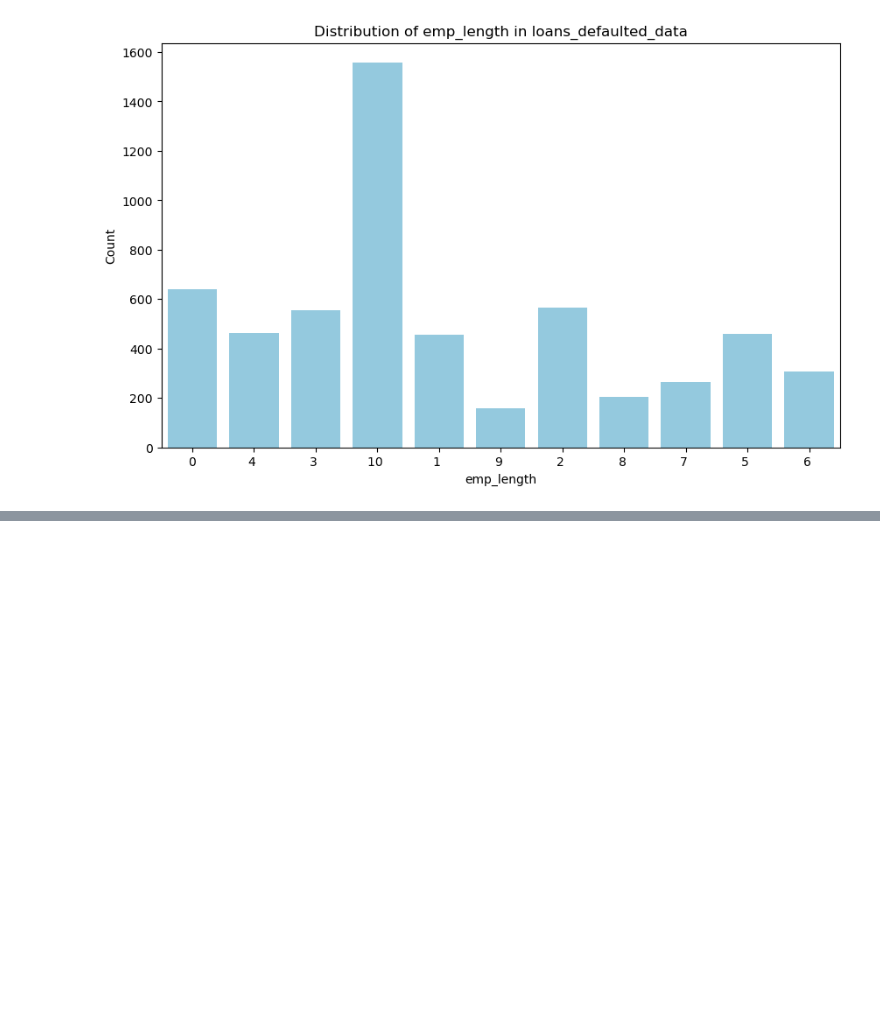
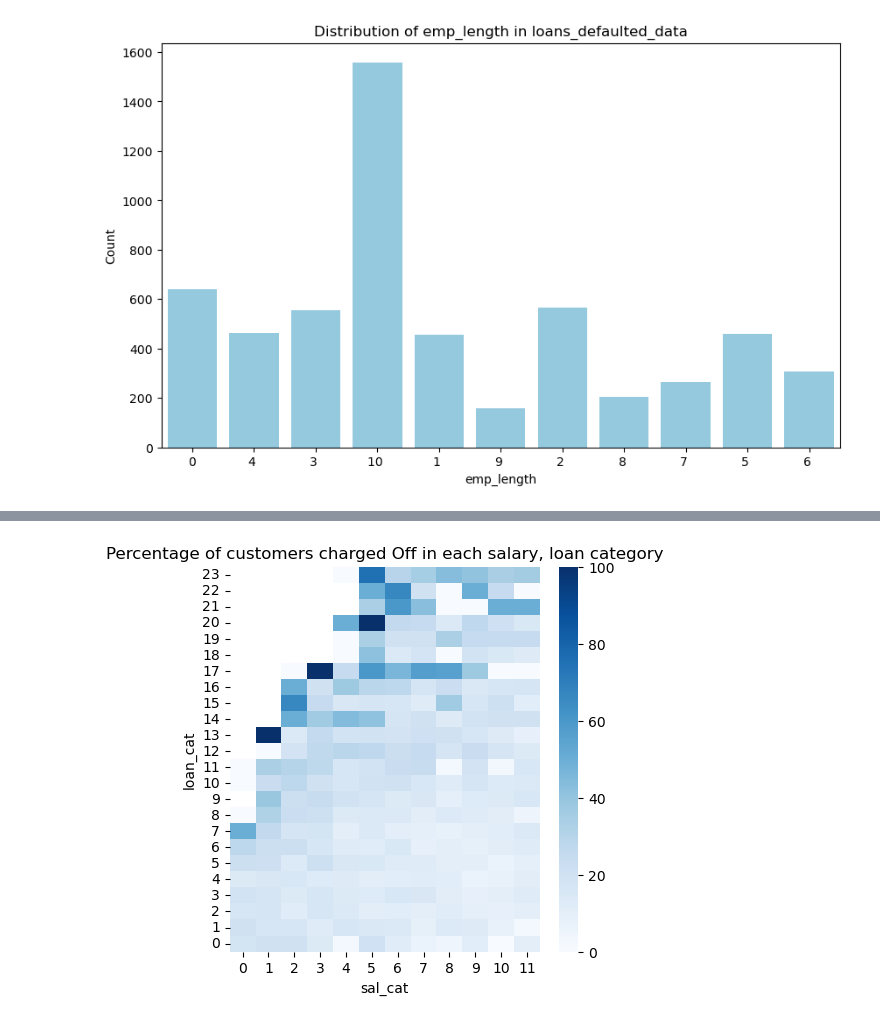
Before and after one commit to Rawoof821/LendingclubCaseStudy, a Jupyter notebook: Neha_Rawoof_LendingCaseStudy.ipynb, the cells around one changed output, grey strips where cells are left out. Drawn from its saved outputs; the diff is of its cells as text; code cells hidden in the pictures; blank space fills up the shorter version.

Commit message:
Analysis on loam amount vs salary

```diff
--- a/Neha_Rawoof_LendingCaseStudy.ipynb
+++ b/Neha_Rawoof_LendingCaseStudy.ipynb
@@ -1298,0 +1299,11 @@ plt.show()
+# %%
+#creating boolean values for fully paid, defaulted so that it can be used for percentage calculations
+
+loan_vs_sal_df['loan_paid'] = np.where( loan_vs_sal_df['loan_status']== "Fully Paid", 1, 0)
+# %%
+#converting salary column to category variable by creating sub-groups of salaries.
+
+salary_labels = [i for i in range(0,12, 1)]
+loan_vs_sal_df['sal_cat'] = pd.cut(loan_vs_sal_df ['annual_inc'], range(15000, 95000, 6500), right=False, labels=salary_labels)
+loan_vs_sal_df = loan_vs_sal_df[~loan_vs_sal_df['sal_cat'].isnull()]
+loan_vs_sal_df.shape
@@ -1298,0 +1312,7 @@ plt.show()
+# %%
+#converting loan amout column to category variable by creating subgroup of loan amnts.
+
+loan_labels = [i for i in range(0,24, 1)]
+loan_vs_sal_df['loan_cat'] = pd.cut(loan_vs_sal_df['loan_amnt'], range(0, 37000, 1500), right=False, labels=loan_labels)
+loan_vs_sal_df = loan_vs_sal_df[~loan_vs_sal_df['loan_cat'].isnull()]
+loan_vs_sal_df.shape
@@ -1298,0 +1326,5 @@ plt.show()
+# %%
+#creating pivot table with x axis as salary category, y axis as loan cat and value as percentage of customers charged off.
+
+piv_tab1 = pd.pivot_table(data = loan_vs_sal_df, index='loan_cat', columns='sal_cat', values='loan_paid',aggfunc=lambda x:(100*(x==0).sum())/(((x==0).sum())+((x==1).sum())))
+piv_tab1
@@ -1298,0 +1350,9 @@ plt.show()
+# %%
+#creating heat map to view the pivot table effeciently
+
+plt.subplots(1,1,figsize=(5,5))
+plt.title("Percentage of customers charged Off in each salary, loan category")
+t1 = sns.heatmap(piv_tab1, cmap="Blues",annot=False)
+t1.invert_yaxis()
+# %% [output]
+[figure, added]
```
Also changed, not shown: parts of 5 cells of this notebook.
